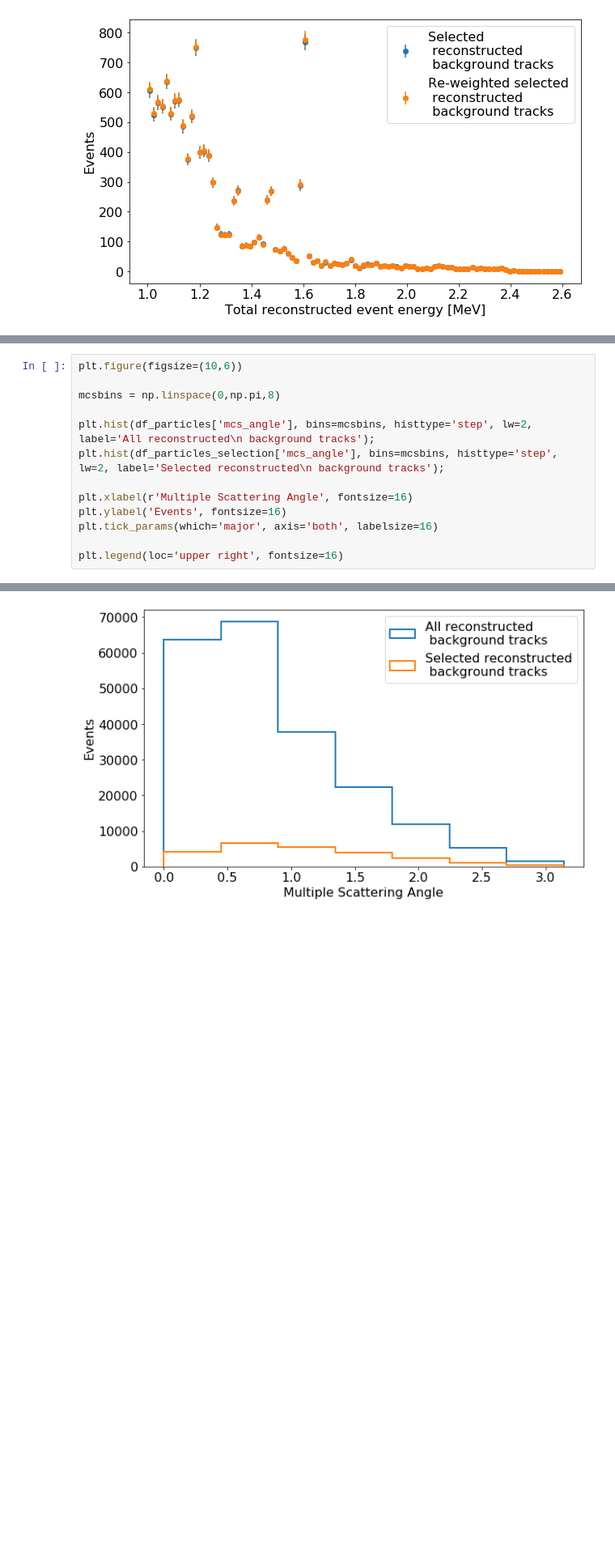
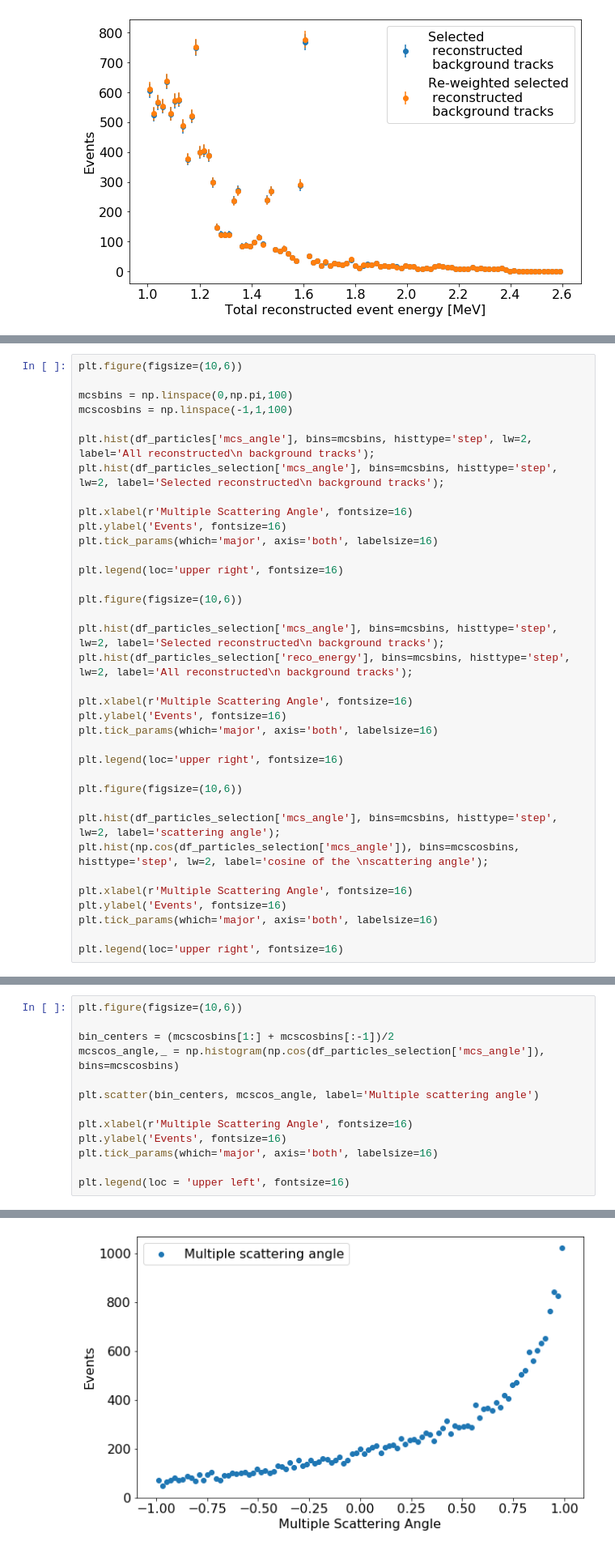
Before and after one commit to k-woodruff/bb2nu, a Jupyter notebook: bb2nu_BG_distribution.ipynb, the cells around one changed output, grey strips where cells are left out. Shown at 81% size. Drawn from its saved outputs; the diff is of its cells as text; blank space fills up the shorter version.

```diff
--- a/bb2nu_BG_distribution.ipynb
+++ b/bb2nu_BG_distribution.ipynb
@@ -453 +474,37 @@ Uncertainty: 0.27373761177524064
 [figure]
+# %%
+plt.figure(figsize=(10,6))
+
+mcsbins = np.linspace(0,np.pi,100)
+mcscosbins = np.linspace(-1,1,100)
+
+plt.hist(df_particles['mcs_angle'], bins=mcsbins, histtype='step', lw=2, label='All reconstructed\n background tracks');
+plt.hist(df_particles_selection['mcs_angle'], bins=mcsbins, histtype='step', lw=2, label='Selected reconstructed\n background tracks');
+
+plt.xlabel(r'Multiple Scattering Angle', fontsize=16)
+plt.ylabel('Events', fontsize=16)
+plt.tick_params(which='major', axis='both', labelsize=16)
+
+plt.legend(loc='upper right', fontsize=16)
+
+plt.figure(figsize=(10,6))
+
+plt.hist(df_particles_selection['mcs_angle'], bins=mcsbins, histtype='step', lw=2, label='Selected reconstructed\n background tracks');
+plt.hist(df_particles_selection['reco_energy'], bins=mcsbins, histtype='step', lw=2, label='All reconstructed\n background tracks');
+
+plt.xlabel(r'Multiple Scattering Angle', fontsize=16)
+plt.ylabel('Events', fontsize=16)
+plt.tick_params(which='major', axis='both', labelsize=16)
+
+plt.legend(loc='upper right', fontsize=16)
+
+plt.figure(figsize=(10,6))
+
+plt.hist(df_particles_selection['mcs_angle'], bins=mcsbins, histtype='step', lw=2, label='scattering angle');
+plt.hist(np.cos(df_particles_selection['mcs_angle']), bins=mcscosbins, histtype='step', lw=2, label='cosine of the \nscattering angle');
+
+plt.xlabel(r'Multiple Scattering Angle', fontsize=16)
+plt.ylabel('Events', fontsize=16)
+plt.tick_params(which='major', axis='both', labelsize=16)
+
+plt.legend(loc='upper right', fontsize=16)
@@ -454,16 +547,16 @@ Uncertainty: 0.27373761177524064
 # %%
 plt.figure(figsize=(10,6))
 
-mcsbins = np.linspace(0,np.pi,8)
+bin_centers = (mcscosbins[1:] + mcscosbins[:-1])/2
+mcscos_angle,_ = np.histogram(np.cos(df_particles_selection['mcs_angle']), bins=mcscosbins)
 
-plt.hist(df_particles['mcs_angle'], bins=mcsbins, histtype='step', lw=2, label='All reconstructed\n background tracks');
-plt.hist(df_particles_selection['mcs_angle'], bins=mcsbins, histtype='step', lw=2, label='Selected reconstructed\n background tracks');
+plt.scatter(bin_centers, mcscos_angle, label='Multiple scattering angle')
 
 plt.xlabel(r'Multiple Scattering Angle', fontsize=16)
 plt.ylabel('Events', fontsize=16)
 plt.tick_params(which='major', axis='both', labelsize=16)
 
-plt.legend(loc='upper right', fontsize=16)
+plt.legend(loc = 'upper left', fontsize=16)
 # %% [output]
 <matplotlib.legend.Legend at 0x...>
-[figure, old version]
+[figure, new version]
```
Also changed, not shown: parts of 6 cells of this notebook.
